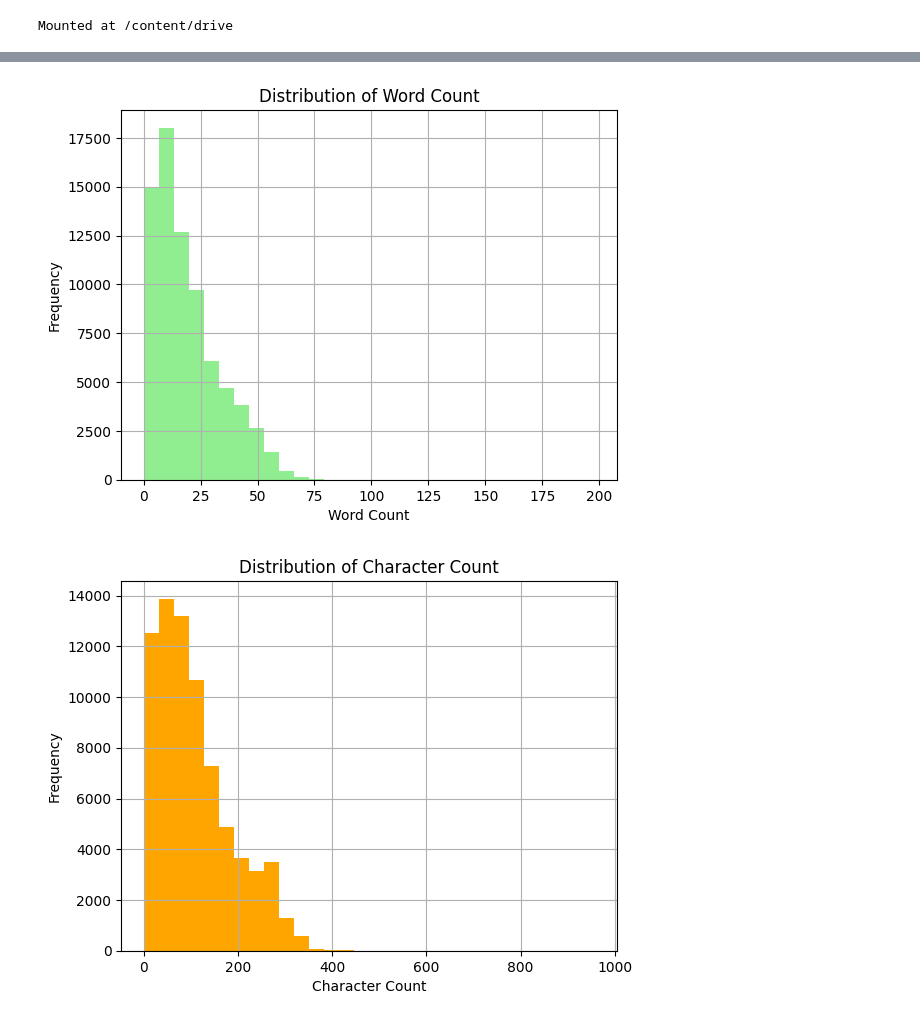
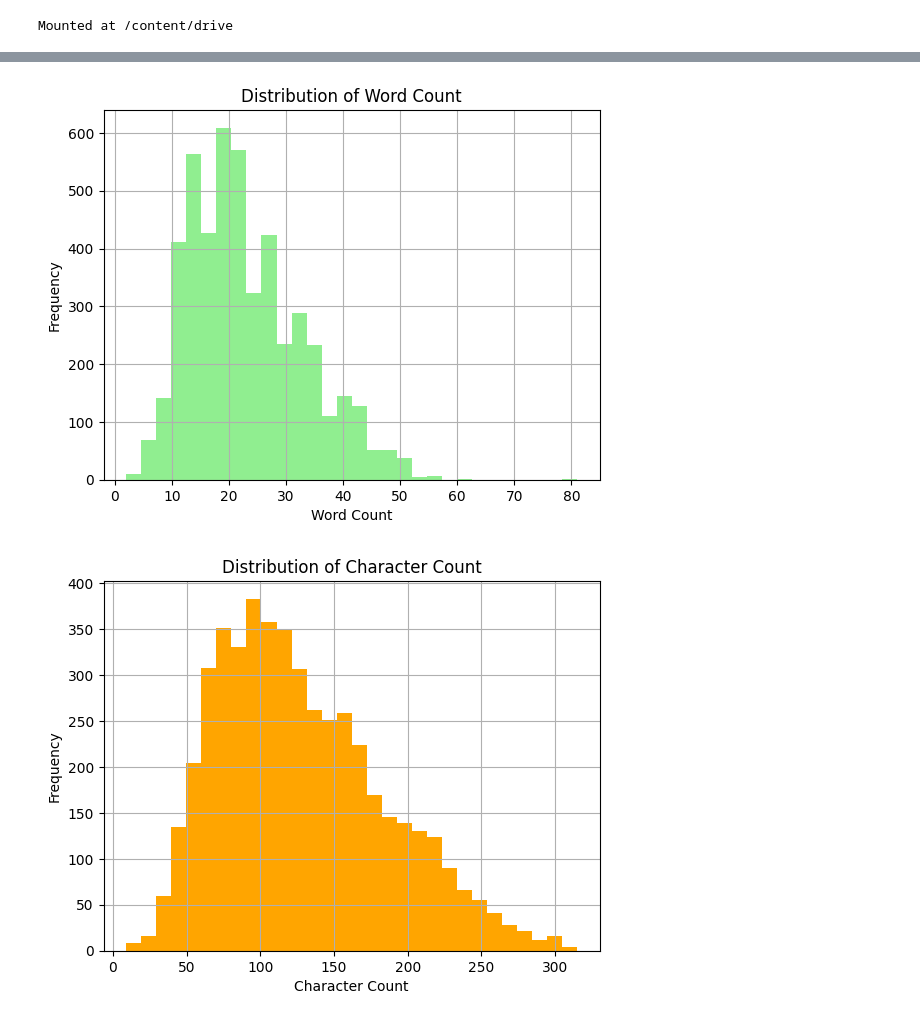
Before and after one commit to feliinabucket/Machine_Learning_Group07, a Jupyter notebook: Report0_Classification_data.ipynb, the cells around one changed output, grey strips where cells are left out. Drawn from its saved outputs; the diff is of its cells as text; code cells hidden in the pictures.

```diff
--- a/Report0_Classification_data.ipynb
+++ b/Report0_Classification_data.ipynb
@@ -14,9 +14,11 @@ import pandas as pd
 import matplotlib.pyplot as plt
 # %%
 # Load dataset file into a Pandas DataFrame
-df = pd.read_csv("/content/drive/MyDrive/twitter_sentiment_analysis/twitter_training.csv")
-# Rename the last column to 'text'
-df = df.rename(columns={df.columns[-1]: 'text'})
+
+df = pd.read_csv("/content/drive/MyDrive/Financial_Sentiment_Analysis/all-data.csv", encoding='ISO-8859-1')
+
+# Rename the first two columns to 'sentiment' and 'headline'
+df = df.rename(columns={df.columns[0]: 'sentiment', df.columns[1]: 'headline'})
 # Output first five rows
 df.head()
 # %% [output]
@@ -55,25 +50,25 @@ plt.show()
 # %%
 # Ensure that all values in the 'text' column are strings and handle missing values
-df['text'] = df['text'].fillna("").astype(str)
+df['headline'] = df['headline'].fillna("").astype(str)
 
 
  #Add word count and character count for each sample in the text column
-df['word_count'] = df['text'].apply(lambda x: len(x.split()))
-df['char_count'] = df['text'].apply(lambda x: len(x))
+df['word_count'] = df['headline'].apply(lambda x: len(x.split()))
+df['char_count'] = df['headline'].apply(lambda x: len(x))
 
 # Plot histogram for word count
 df['word_count'].hist(bins=30, color='lightgreen')
 plt.title('Distribution of Word Count')
 plt.xlabel('Word Count')
 plt.ylabel('Frequency')
 plt.show()
 
 # Plot histogram for character count
 df['char_count'].hist(bins=30, color='orange')
 plt.title('Distribution of Character Count')
 plt.xlabel('Character Count')
 plt.ylabel('Frequency')
 plt.show()
 # %% [output]
-[figure, old version]
+[figure, new version]
-[figure, old version]
+[figure, new version]
```
Also changed, not shown: parts of 4 cells of this notebook.
